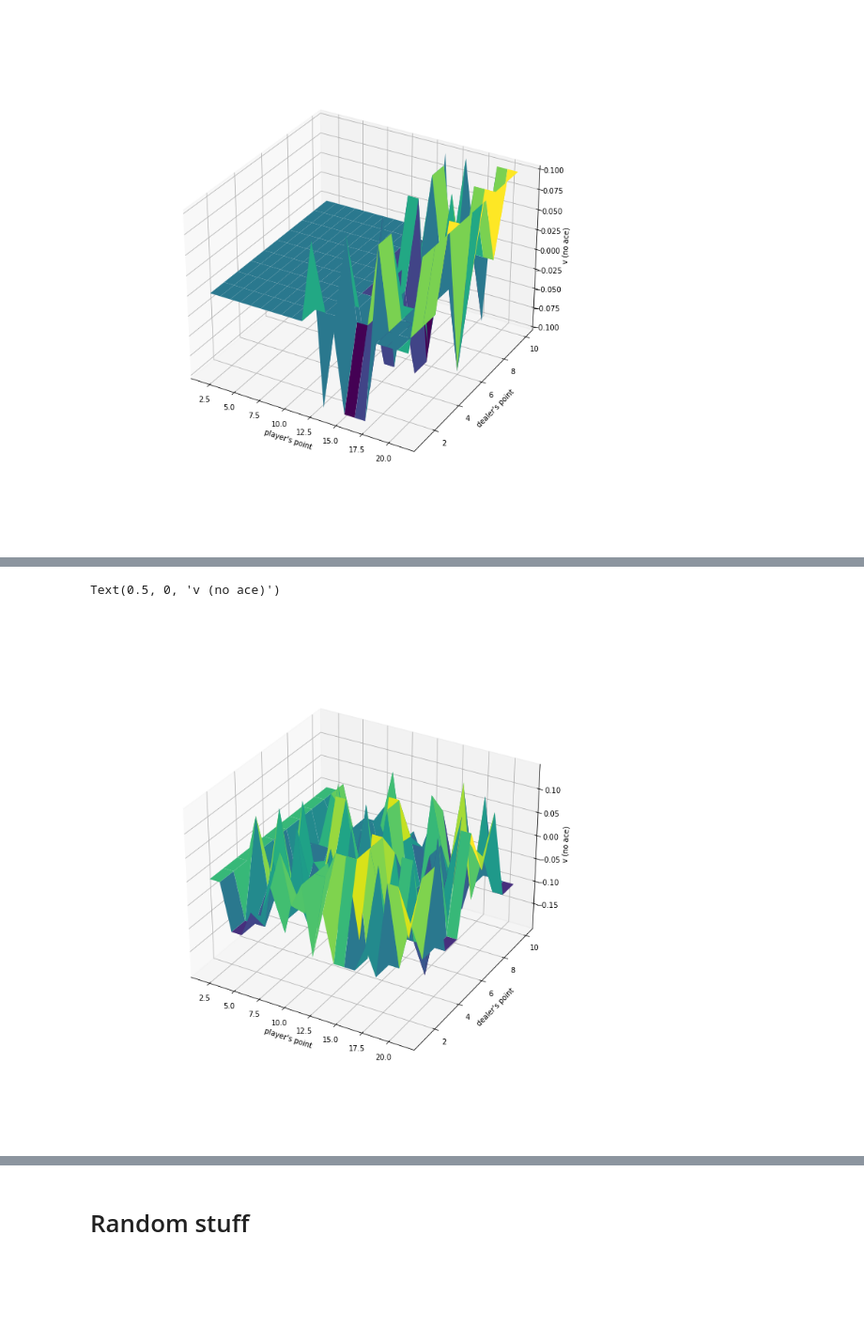
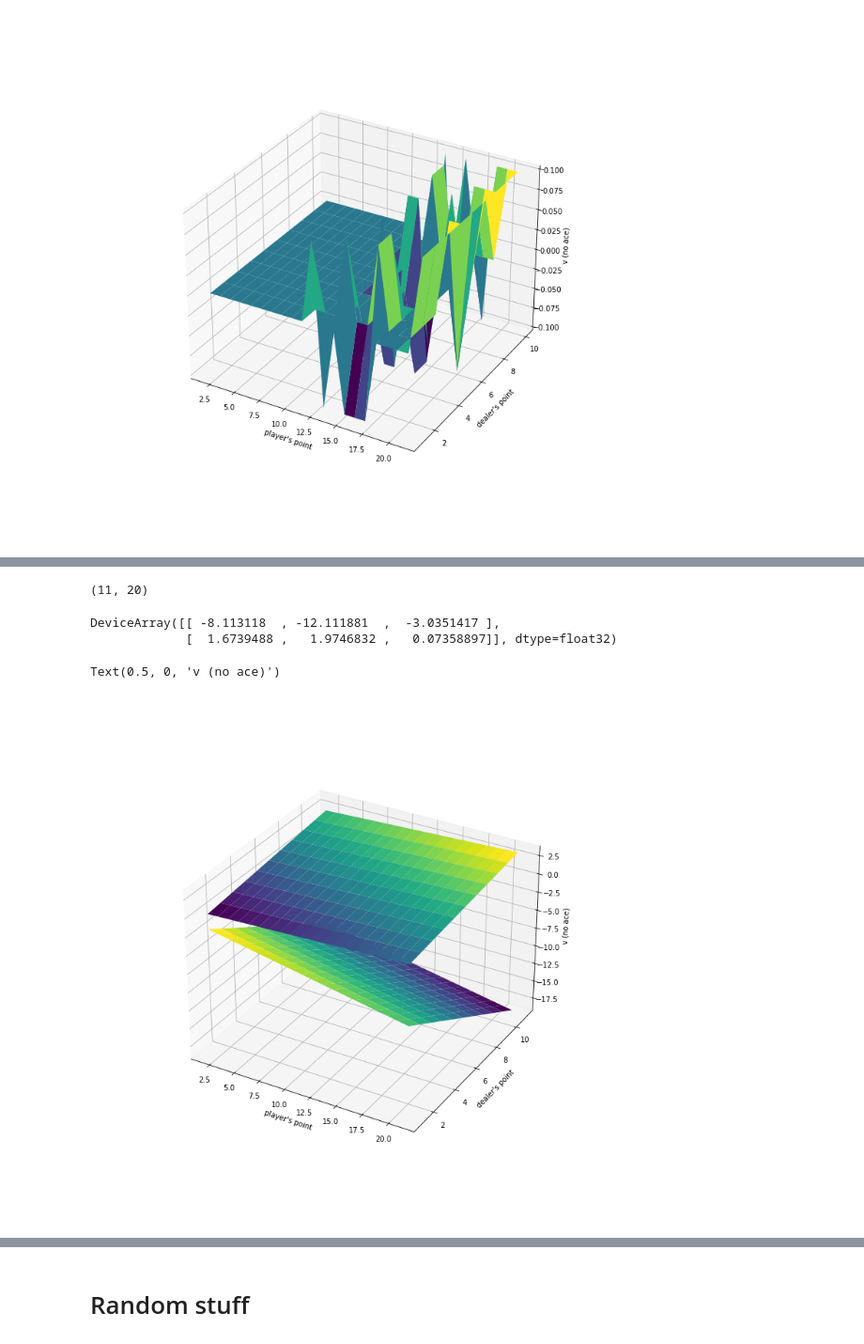
Before and after one commit to Juno-T/jax-rl, a Jupyter notebook: tmp.ipynb, the cells around one changed output, grey strips where cells are left out. Shown at 94% size. Drawn from its saved outputs; the diff is of its cells as text; code cells hidden in the pictures; blank space fills up the shorter version.

Commit message:
add linear approximator, test on blackjack & cartpole

```diff
--- a/tmp.ipynb
+++ b/tmp.ipynb
@@ -226,3 +230,9 @@ Text(0.5, 0, 'v (no ace)')
+# %%
+env = gym.make('Blackjack-v1')
+epsilon = 0.8
+agent = agents.epsLinearAgent(env, epsilon, learning_rate=0.001)
+acc = experience.Accumulator(100,10)
+trainer = experiment.Trainer(env, acc, './log/eps_q_lin_blackjack/exp1')
 # %%
 train_episodes = 10000
 key, train_key = random.split(key)
@@ -232,17 +240,31 @@ v = agent.appr.table
+# %%
+x = np.arange(2,22)
+y = np.arange(1,12)
+X, Y = np.meshgrid(x, y)
+mesh_states = jnp.array([[ jnp.array([ix, jy, 0]) for ix in x] for jy in y])
+apply_linear_2d = jax.vmap(jax.vmap(approximator.LinearApproximator.v, in_axes=(None, 0)), in_axes=(None, 0))
+Z = jax.jit(apply_linear_2d)(agent.appr.W, agent.norm_state(mesh_states))
+# %%
+Z[:,:,0].shape
+# %% [output]
+(11, 20)
+# %%
+agent.appr.W
+# %% [output]
+DeviceArray([[ -8.113118  , -12.111881  ,  -3.0351417 ],
+             [  1.6739488 ,   1.9746832 ,   0.07358897]], dtype=float32)
 # %%
 %matplotlib widget
 fig = plt.figure(figsize=(10,10))
 ax = plt.axes(projection='3d')
-x = np.arange(2,22)
-y = np.arange(1,v.shape[1])
-X, Y = np.meshgrid(x, y)
-Z = v[X,Y,0]
 
-ax.plot_surface(X, Y, Z, rstride=1, cstride=1,
+ax.plot_surface(X, Y, Z[:,:,0], rstride=1, cstride=1,
+                cmap='viridis', edgecolor='none')
+ax.plot_surface(X, Y, Z[:,:,1], rstride=1, cstride=1,
                 cmap='viridis', edgecolor='none')
 ax.set_xlabel('player\'s point')
 ax.set_ylabel('dealer\'s point')
 ax.set_zlabel('v (no ace)')
 # %% [output]
 Text(0.5, 0, 'v (no ace)')
-[figure, old version]
+[figure, new version]
```
Also changed, not shown: parts of 13 cells of this notebook, 4 other files.
